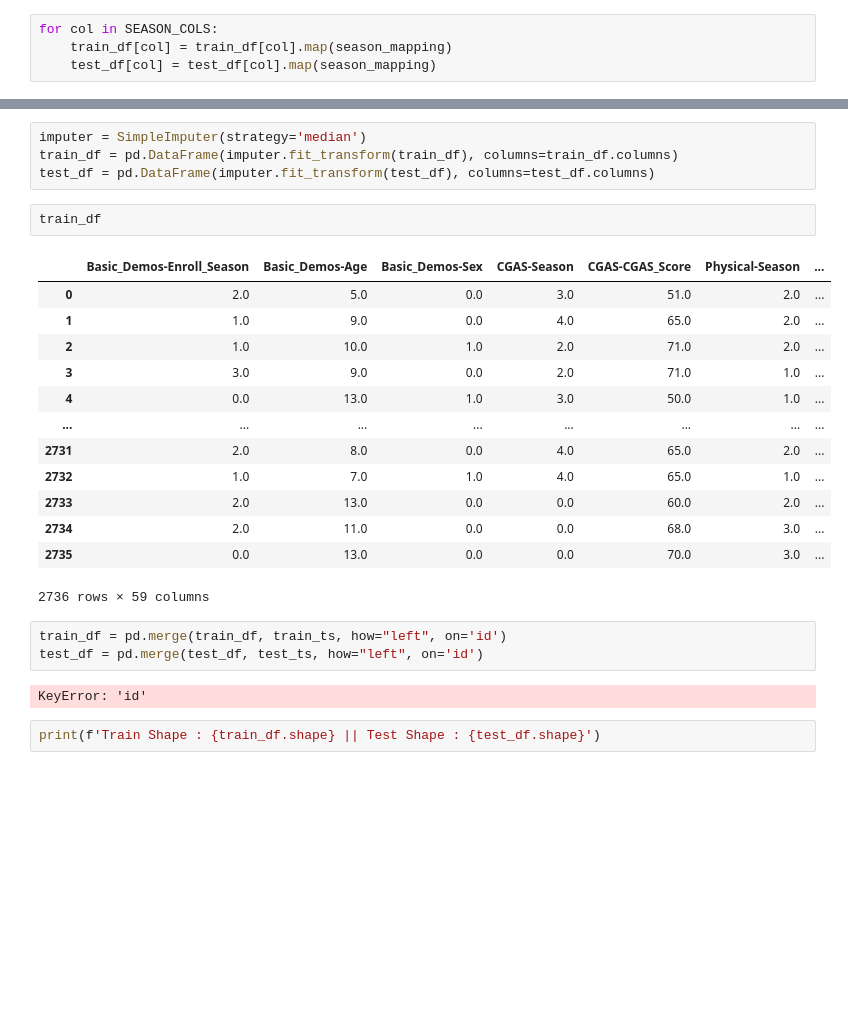
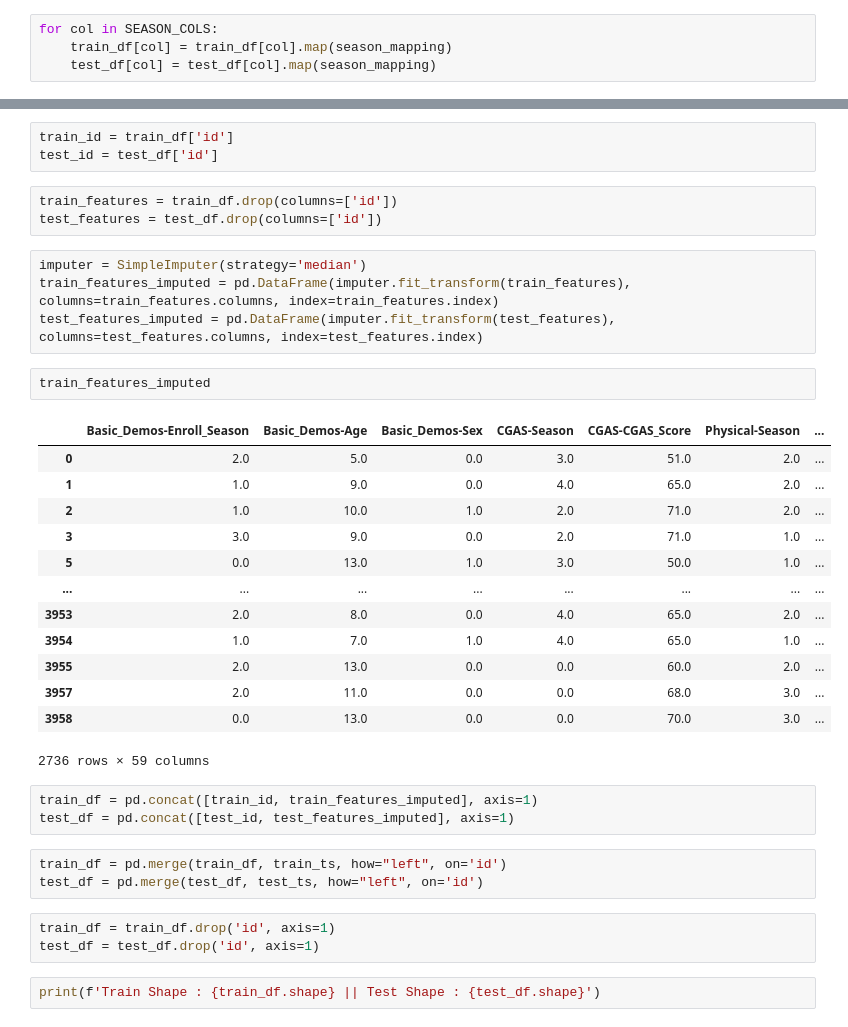
Before and after one commit to phoneTWS1/DM_FinalProject, a Jupyter notebook: preprocessing.ipynb, the cells around one changed output, grey strips where cells are left out. Saved outputs shown, nothing was run; the diff lists cells and outputs as text; blank space fills up the shorter version.

```diff
--- a/preprocessing.ipynb
+++ b/preprocessing.ipynb
@@ -115,28 +89,38 @@ train_df
-# %%
-imputer = SimpleImputer(strategy='median')
-train_df = pd.DataFrame(imputer.fit_transform(train_df), columns=train_df.columns)
-test_df = pd.DataFrame(imputer.fit_transform(test_df), columns=test_df.columns)
-# %%
-train_df
-# %% [output]
-|  | Basic_Demos-Enroll_Season | Basic_Demos-Age | Basic_Demos-Sex | CGAS-Season | CGAS-CGAS_Score | Physical-Season | ... |
-| 0 | 2.0 | 5.0 | 0.0 | 3.0 | 51.0 | 2.0 | ... |
-| 1 | 1.0 | 9.0 | 0.0 | 4.0 | 65.0 | 2.0 | ... |
-| 2 | 1.0 | 10.0 | 1.0 | 2.0 | 71.0 | 2.0 | ... |
-| 3 | 3.0 | 9.0 | 0.0 | 2.0 | 71.0 | 1.0 | ... |
-| 4 | 0.0 | 13.0 | 1.0 | 3.0 | 50.0 | 1.0 | ... |
-| ... | ... | ... | ... | ... | ... | ... | ... |
-| 2731 | 2.0 | 8.0 | 0.0 | 4.0 | 65.0 | 2.0 | ... |
-| 2732 | 1.0 | 7.0 | 1.0 | 4.0 | 65.0 | 1.0 | ... |
-| 2733 | 2.0 | 13.0 | 0.0 | 0.0 | 60.0 | 2.0 | ... |
-| 2734 | 2.0 | 11.0 | 0.0 | 0.0 | 68.0 | 3.0 | ... |
-| 2735 | 0.0 | 13.0 | 0.0 | 0.0 | 70.0 | 3.0 | ... |
-2736 rows × 59 columns
-# %%
-train_df = pd.merge(train_df, train_ts, how="left", on='id')
-test_df = pd.merge(test_df, test_ts, how="left", on='id')
-# %% [output]
-KeyError: 'id'
+# %%
+train_id = train_df['id']
+test_id = test_df['id']
+# %%
+train_features = train_df.drop(columns=['id'])
+test_features = test_df.drop(columns=['id'])
+# %%
+imputer = SimpleImputer(strategy='median')
+train_features_imputed = pd.DataFrame(imputer.fit_transform(train_features), columns=train_features.columns, index=train_features.index)
+test_features_imputed = pd.DataFrame(imputer.fit_transform(test_features), columns=test_features.columns, index=test_features.index)
+# %%
+train_features_imputed
+# %% [output]
+|  | Basic_Demos-Enroll_Season | Basic_Demos-Age | Basic_Demos-Sex | CGAS-Season | CGAS-CGAS_Score | Physical-Season | ... |
+| 0 | 2.0 | 5.0 | 0.0 | 3.0 | 51.0 | 2.0 | ... |
+| 1 | 1.0 | 9.0 | 0.0 | 4.0 | 65.0 | 2.0 | ... |
+| 2 | 1.0 | 10.0 | 1.0 | 2.0 | 71.0 | 2.0 | ... |
+| 3 | 3.0 | 9.0 | 0.0 | 2.0 | 71.0 | 1.0 | ... |
+| 5 | 0.0 | 13.0 | 1.0 | 3.0 | 50.0 | 1.0 | ... |
+| ... | ... | ... | ... | ... | ... | ... | ... |
+| 3953 | 2.0 | 8.0 | 0.0 | 4.0 | 65.0 | 2.0 | ... |
+| 3954 | 1.0 | 7.0 | 1.0 | 4.0 | 65.0 | 1.0 | ... |
+| 3955 | 2.0 | 13.0 | 0.0 | 0.0 | 60.0 | 2.0 | ... |
+| 3957 | 2.0 | 11.0 | 0.0 | 0.0 | 68.0 | 3.0 | ... |
+| 3958 | 0.0 | 13.0 | 0.0 | 0.0 | 70.0 | 3.0 | ... |
+2736 rows × 59 columns
+# %%
+train_df = pd.concat([train_id, train_features_imputed], axis=1)
+test_df = pd.concat([test_id, test_features_imputed], axis=1)
+# %%
+train_df = pd.merge(train_df, train_ts, how="left", on='id')
+test_df = pd.merge(test_df, test_ts, how="left", on='id')
+# %%
+train_df = train_df.drop('id', axis=1)
+test_df = test_df.drop('id', axis=1)
 # %%
 print(f'Train Shape : {train_df.shape} || Test Shape : {test_df.shape}')
 # %% [output]
```
Also changed, not shown: parts of 11 cells of this notebook.
